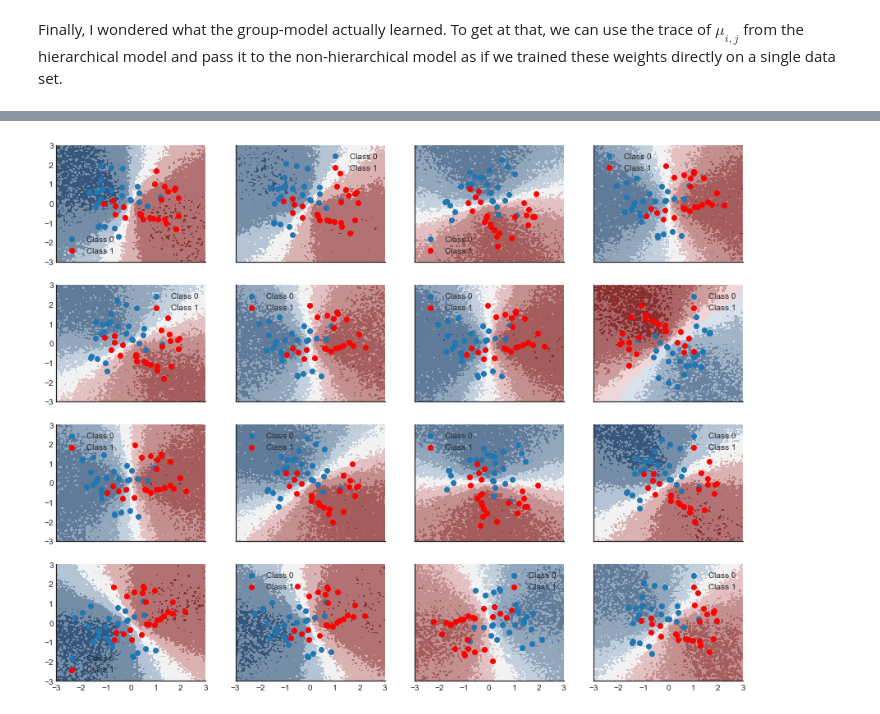
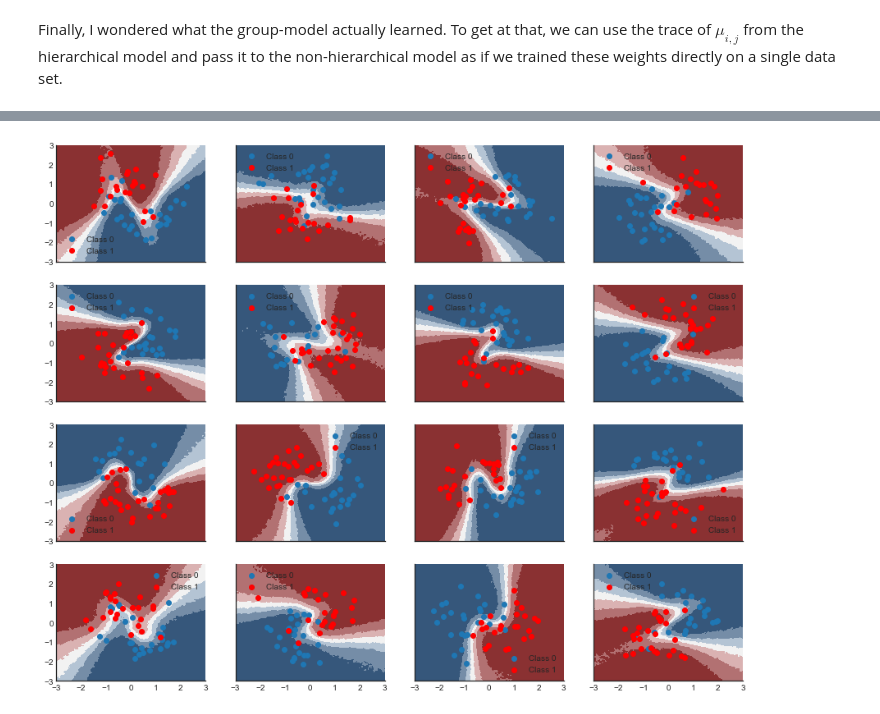
Before and after one commit to twiecki/twiecki.github.io-old, a Jupyter notebook: downloads/notebooks/bayesian_neural_network_hierarchical.ipynb, the cells around one changed output, grey strips where cells are left out. Drawn from its saved outputs; the diff is of its cells as text; code cells hidden in the pictures.

```diff
--- a/downloads/notebooks/bayesian_neural_network_hierarchical.ipynb
+++ b/downloads/notebooks/bayesian_neural_network_hierarchical.ipynb
@@ -478,2 +415,0 @@ plt.xlabel('X1'); plt.ylabel('X2'); plt.title('Decision surface of the group wei
-# %%
-trace_nuts = trace_hier
@@ -490,21 +435,24 @@ for layer_name in layer_names:
             samples_tmp[layer_name].append(stats.norm(mu, sd).rvs())
     samples[layer_name] = np.asarray(samples_tmp[layer_name])
 # %%
-def construct_nn_prior(ann_input, ann_output, prior_1_mu, prior_1_sd, prior_2_mu, prior_2_sd, prior_out_mu, prior_out_sd):
+def construct_nn_prior(ann_input, ann_output, prior_1_mu, prior_1_cov, prior_2_mu, prior_2_cov, prior_out_mu, prior_out_cov):
     n_hidden = 5
 
     with pm.Model() as neural_network:
         # Weights from input to hidden layer
-        weights_in_1 = pm.Normal('w_in_1', prior_1_mu, sd=prior_1_sd,
-                                 shape=(X.shape[1], n_hidden))
+        weights_in_1 = pm.MvNormal('w_in_1', prior_1_mu.flatten(),
+                                   cov=prior_1_cov,
+                                   shape=prior_1_cov.shape[0]).reshape((X.shape[1], n_hidden))
 
         # Weights from 1st to 2nd layer
-        weights_1_2 = pm.Normal('w_1_2', prior_2_mu, sd=prior_2_sd,
-                                shape=(n_hidden, n_hidden))
+        weights_1_2 = pm.MvNormal('w_1_2', prior_2_mu.flatten(),
+                                  cov=prior_2_cov,
+                                  shape=prior_2_cov.shape[0]).reshape((n_hidden, n_hidden))
 
         # Weights from hidden layer to output
-        weights_2_out = pm.Normal('w_2_out', prior_out_mu, sd=prior_out_sd,
-                                  shape=(n_hidden,))
+        weights_2_out = pm.MvNormal('w_2_out', prior_out_mu.flatten(),
+                                    cov=prior_out_cov,
+                                    shape=prior_out_cov.shape[0]).reshape((n_hidden,))
 
         # Build neural-network using tanh activation function
         act_1 = pm.math.tanh(pm.math.dot(ann_input,
@@ -582,29 +485,19 @@ dummy_out = np.ones(grid.shape[1], dtype=np.int8)
 for X_train, Y_train, X_test, Y_test in zip(Xs_train, Ys_train, Xs_test, Ys_test):
     ann_input = theano.shared(X_train)
     ann_output = theano.shared(Y_train)
-    n_samples = trace_nuts['w_in_1_grp'].shape[0]
+    n_samples = samples['w_in_1_grp'].shape[0]
     neural_network = construct_nn_prior(ann_input,
                                         ann_output,
                                         samples['w_in_1_grp'].mean(axis=0),
-                                        samples['w_in_1_grp'].std(axis=0),
+                                        np.cov(samples['w_in_1_grp'].reshape((n_samples, -1)).T),
                                         samples['w_1_2_grp'].mean(axis=0),
-                                        samples['w_1_2_grp'].std(axis=0),
+                                        np.cov(samples['w_1_2_grp'].reshape((n_samples, -1)).T),
                                         samples['w_2_out_grp'].mean(axis=0),
-                                        samples['w_2_out_grp'].std(axis=0),
+                                        np.cov(samples['w_2_out_grp'].reshape((n_samples, -1)).T),
                                         )
 
-#     neural_network = construct_nn_prior(ann_input,
-#                                         ann_output,
-#                                         samples['w_in_1_grp'],
-#                                         samples['w_1_2_grp'],
-#                                         samples['w_2_out_grp']
-#                                         )
-
     with neural_network:
-        inference = pm.ADVI()
-        approx = pm.fit(n=50000, method=inference)
-        trace = approx.sample(draws=500)
-        #trace = pm.sample()
+        trace = pm.sample()
         ppc_train = pm.sample_ppc(trace, samples=500, progressbar=False)
 
         # Use probability of > 0.5 to assume prediction of class 1
@@ -624,4 +517,6 @@ for X_train, Y_train, X_test, Y_test in zip(Xs_train, Ys_train, Xs_test, Ys_test
         ann_output.set_value(dummy_out)
         ppc_grid = pm.sample_ppc(trace, samples=500, progressbar=False)
         grid_eval.append(ppc_grid['out'])
+
+grid_eval = np.asarray(grid_eval)
 # %% [output]
@@ -710,10 +540,10 @@ The estimated number of effective samples is smaller than 200 for some parameter
 # %%
 fig, axs = plt.subplots(figsize=(15, 12), nrows=n_grps_sq, ncols=n_grps_sq, sharex=True, sharey=True)
 axs = axs.flatten()
 for i, (X, Y_pred, Y_true, ax) in enumerate(zip(Xs_train, Ys_pred_train, Ys_train, axs)):
-    contour = ax.contourf(grid[0], grid[1], ppc_grid_single[i, ...].mean(axis=0).reshape(100, 100), cmap=cmap)
+    contour = ax.contourf(grid[0], grid[1], grid_eval[i, ...].mean(axis=0).reshape(100, 100), cmap=cmap)
     ax.scatter(X[Y_true == 0, 0], X[Y_true == 0, 1], label='Class 0')
     ax.scatter(X[Y_true == 1, 0], X[Y_true == 1, 1], color='r', label='Class 1')
     sns.despine(); ax.legend()
 # %% [output]
-[figure, old version]
+[figure, new version]
```
Also changed, not shown: parts of 41 cells of this notebook, 11 other files.
